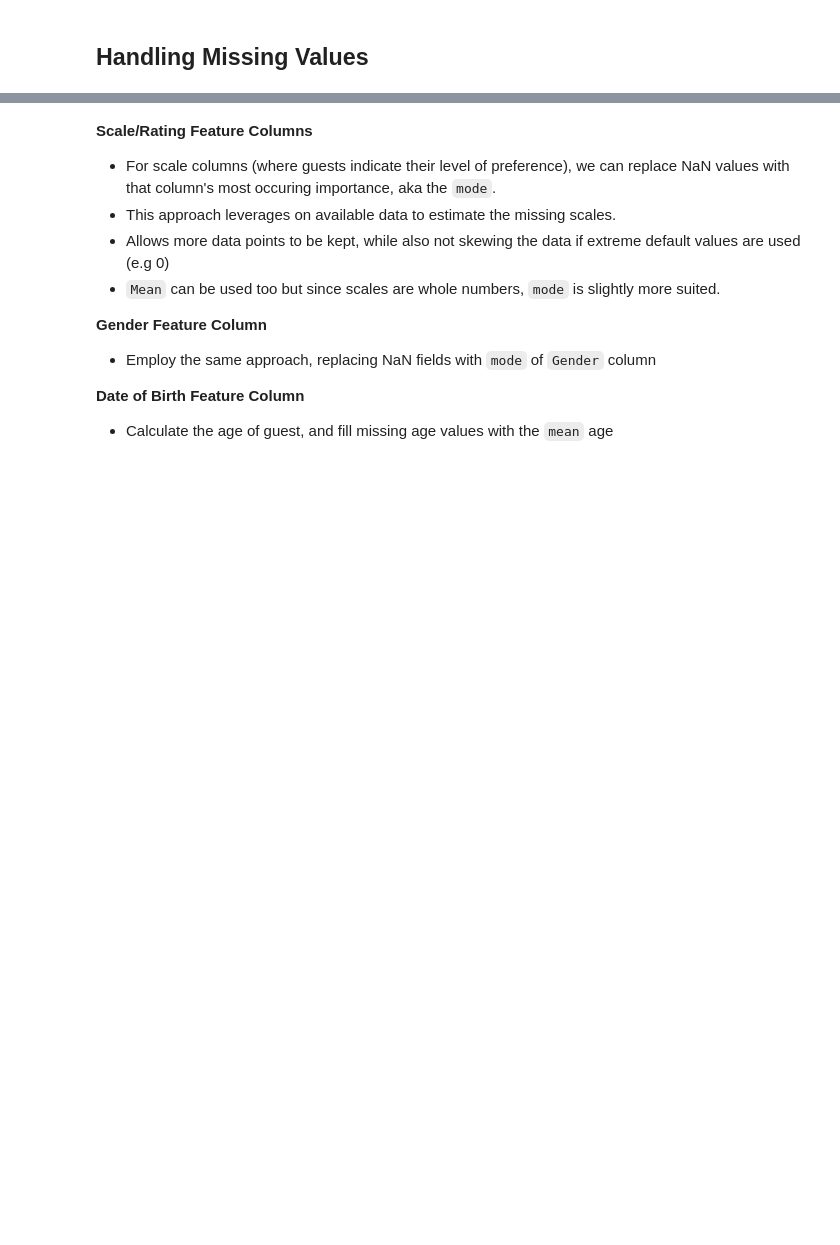
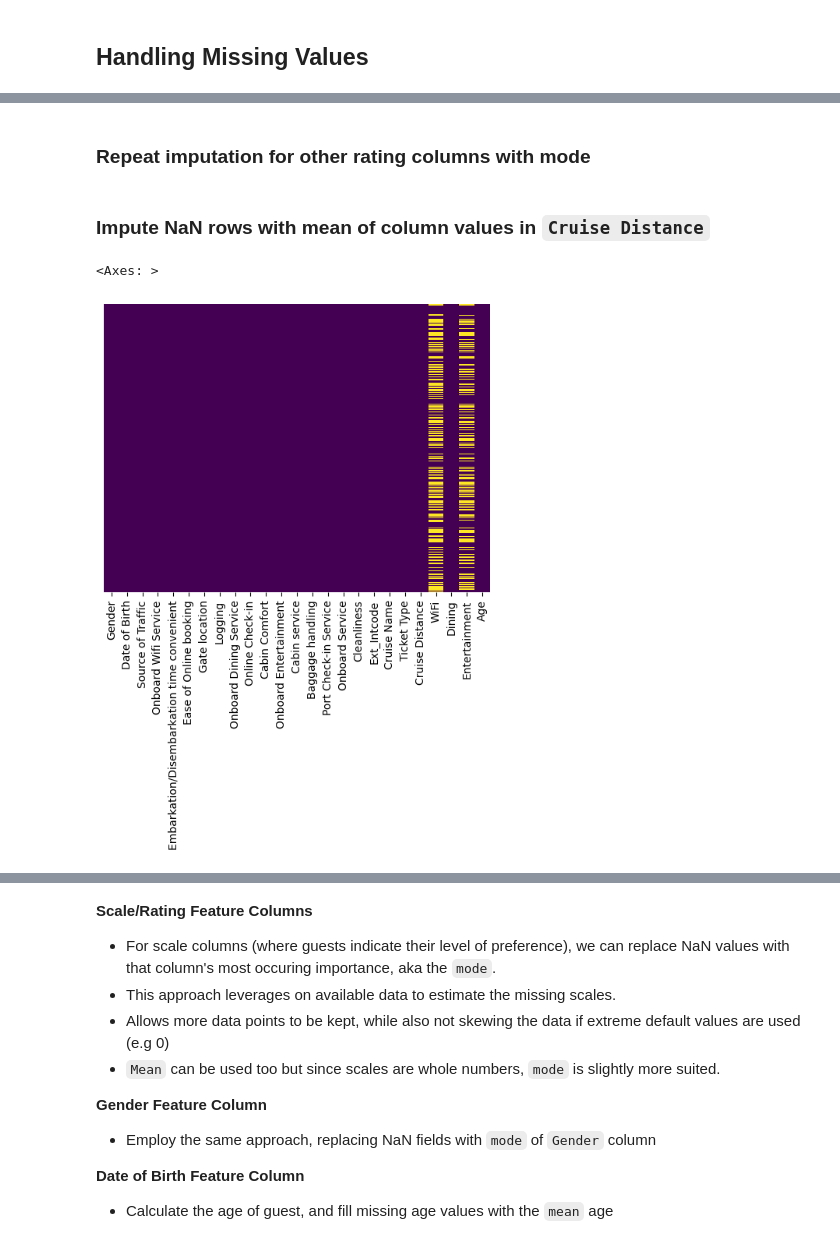
Before and after one commit to jaspereap/machine-learning-pipeline, a Jupyter notebook: eda.ipynb, the cells around one changed output, grey strips where cells are left out. Drawn from its saved outputs; the diff is of its cells as text; code cells hidden in the pictures; blank space fills up the shorter version.

Commit message:
Completed Cleaning Data

```diff
--- a/eda.ipynb
+++ b/eda.ipynb
@@ -612,0 +592,2 @@ Since this is our target variable, imputing missing values can make the result m
+# %% [markdown]
+### Repeat imputation for other rating columns with mode
@@ -612,0 +613,2 @@ Since this is our target variable, imputing missing values can make the result m
+# %% [markdown]
+### Impute NaN rows with mean of column values in `Cruise Distance`
@@ -613 +617,6 @@ Since this is our target variable, imputing missing values can make the result m
+# %%
+sns.heatmap(merged_data.isnull(), yticklabels=False, cbar=False, cmap='viridis')
+# %% [output]
+<Axes: >
+[figure, added]
 # %% [markdown]
```
Also changed, not shown: parts of 28 cells of this notebook.
